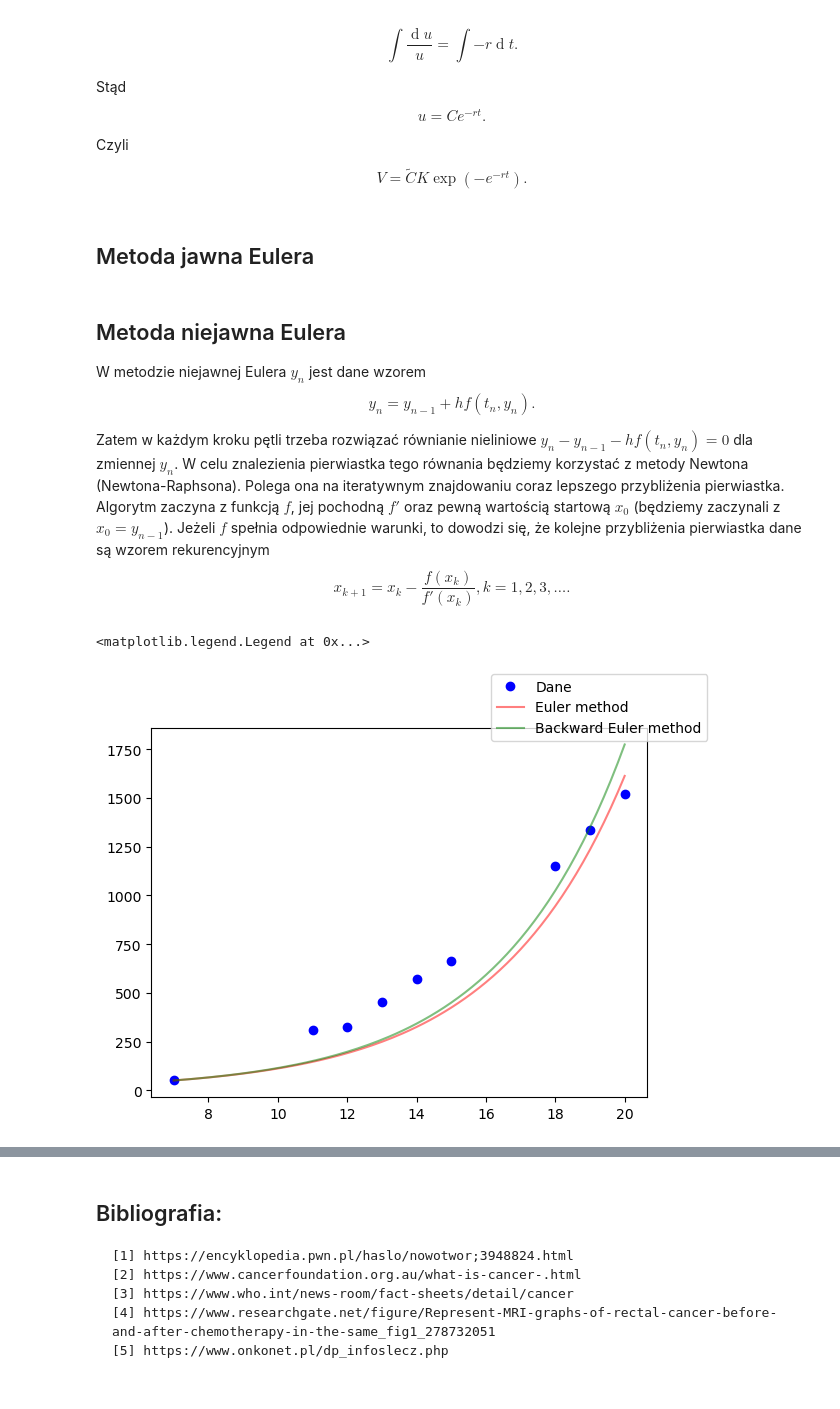
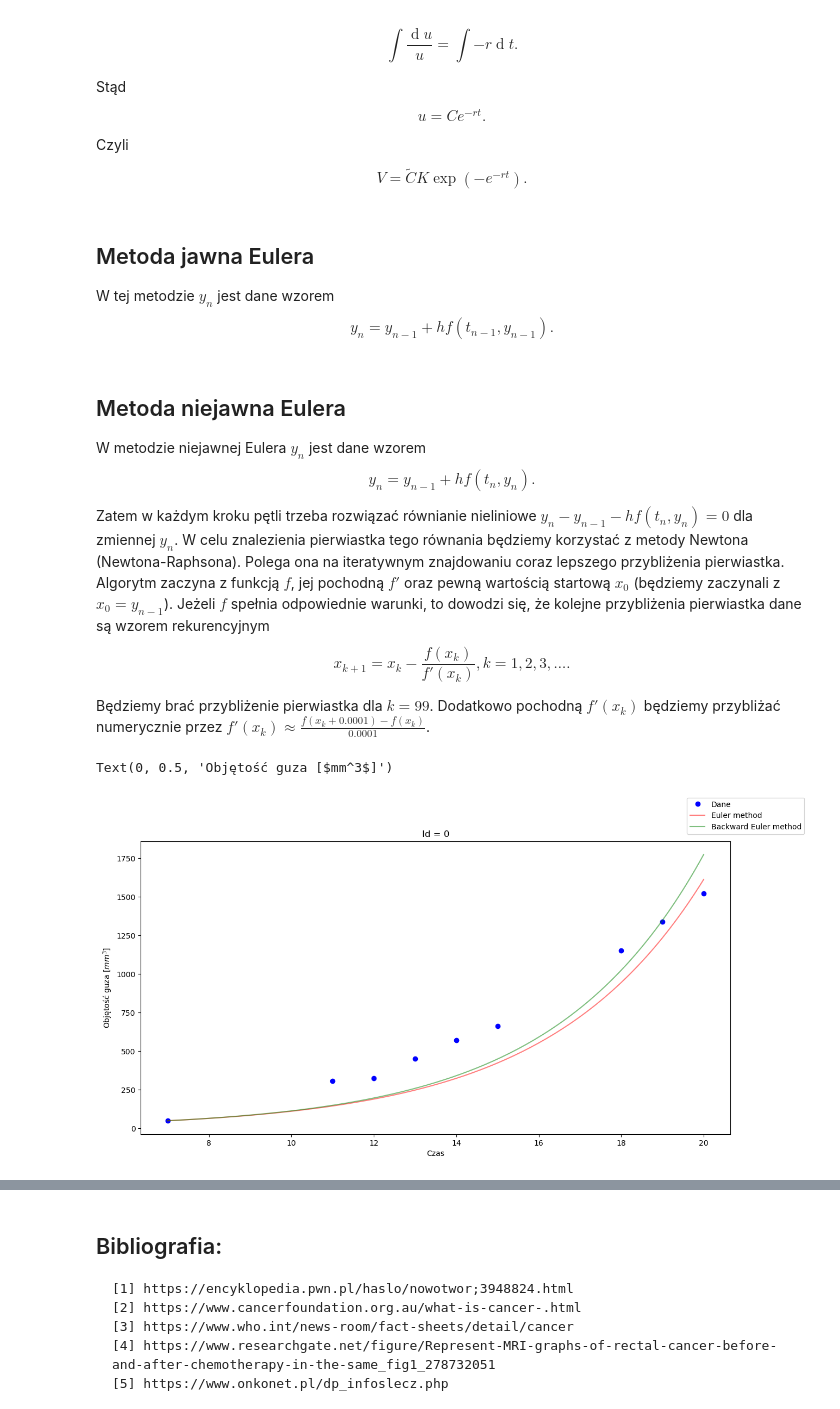
Before and after one commit to Tomexr1/Rownania_rozniczkowe, a Jupyter notebook: Prezentacja.ipynb, the cells around one changed output, grey strips where cells are left out. Cells and saved outputs as stored; diff of their text form; code cells hidden in the pictures.

Commit message:
Poszerzenie wykresów, próby znalezienia parametrów

```diff
--- a/Prezentacja.ipynb
+++ b/Prezentacja.ipynb
@@ -162,6 +162,8 @@ import pandas as pd
 import matplotlib.pyplot as plt
 import math
 import numpy as np
+# %%
+plt.rcParams['figure.figsize'] = [14, 7]
 # %%
 breast_fluo_data = pd.read_csv('Data/breast_fluo_data.txt', sep='\t').set_index('ID')  # obs: photon/s
 breast_vol_data = pd.read_csv('Data/breast_vol_data.txt', sep='\t').set_index('ID')  # obs: V= pi/6 * w^2 * L, w/L = smallest/largest diameter
@@ -335,6 +337,10 @@ Czyli
 # Model lepszy - latex
 # %% [markdown]
 ## Metoda jawna Eulera
+W tej metodzie $y_n$ jest dane wzorem
+\begin{equation}
+    y_n = y_{n-1} + hf(t_{n-1}, y_{n-1}).
+\end{equation}
 # %%
 def euler_method(f, x0, y0, h, n):
     """
@@ -369,6 +375,8 @@ Zatem w każdym kroku pętli trzeba rozwiązać równianie nieliniowe $y_n - y_{
 \begin{equation}
     x_{k+1} = x_k - \frac{f(x_k)}{f'(x_k)}, k = 1, 2, 3, \dotsc .
 \end{equation}
+
+Będziemy brać przybliżenie pierwiastka dla $k=99$. Dodatkowo pochodną $f'(x_k)$ będziemy przybliżać numerycznie przez $f'(x_k) \approx \frac{f(x_k+0.0001)-f(x_k)}{0.0001}$.
 # %%
 def backward_euler_method(f, x0, y0, h, n):
     """
@@ -407,22 +415,25 @@ def newton_method(f, x0):
 # %%
 # np
 h = 10 ** (-1)
 
 lung_1 = lung_vol_data[lung_vol_data['ID'] == 0]
 n = (lung_1['Time'].iloc[-1] - lung_1['Time'][0]) / h
 
 def gompertz(t, y):
     return y * math.log(15) / 10
 
 xs, ys = backward_euler_method(gompertz, lung_1['Time'][0], lung_1['Observation'][0], h, int(n))
 xs2, ys2 = euler_method(gompertz, lung_1['Time'][0], lung_1['Observation'][0], h, int(n))
 
 
 fig, ax = plt.subplots()
 ax.plot(lung_1['Time'], lung_1['Observation'], 'bo', label='Dane')
 ax.plot(xs2, ys2, 'r-', label='Euler method', alpha=0.5)
 ax.plot(xs, ys, 'g-', label='Backward Euler method', alpha=0.5)
 fig.legend()
+plt.title('Id = 0')
+plt.xlabel('Czas')
+plt.ylabel('Objętość guza [$mm^3$]')
 # %% [output]
-<matplotlib.legend.Legend at 0x...>
+Text(0, 0.5, 'Objętość guza [$mm^3$]')
-[figure, old version]
+[figure, new version]
```
Also changed, not shown: parts of 11 cells of this notebook.
